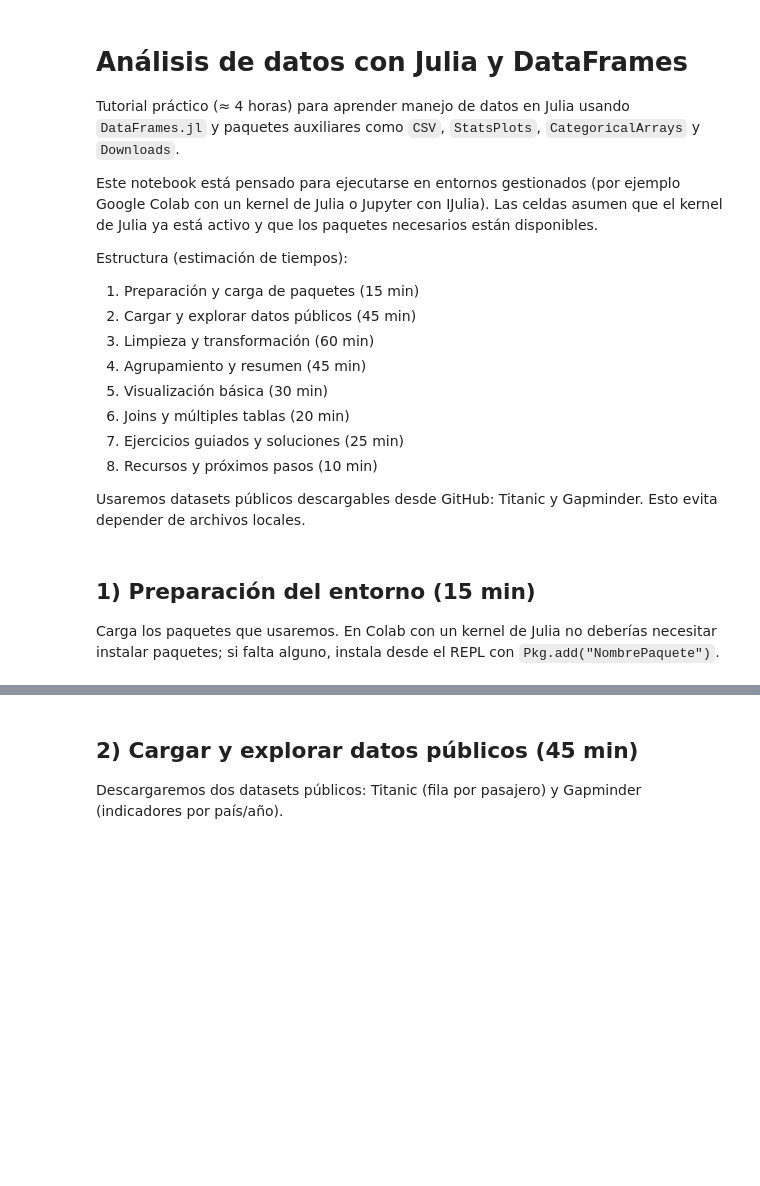
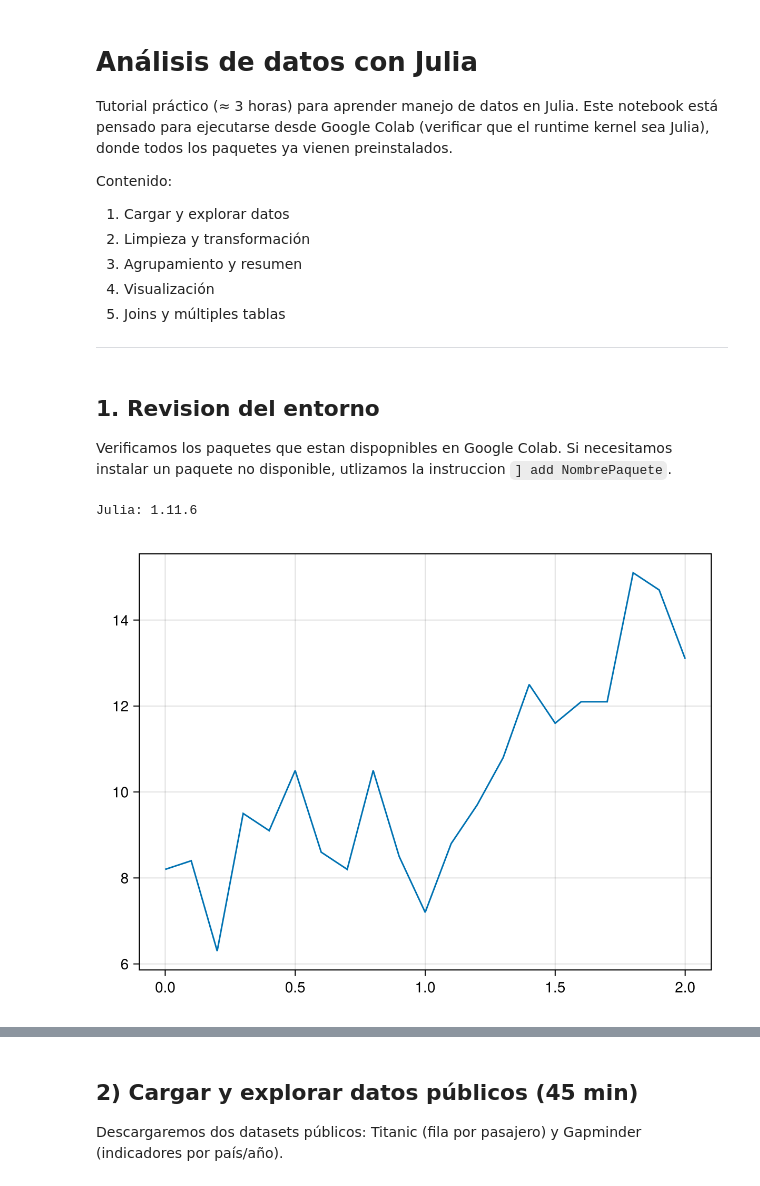
Before and after one commit to geoskydev/intro-julia-2025, a Jupyter notebook: notebooks/02_analisis_datos.ipynb, the cells around one changed output, grey strips where cells are left out. Saved outputs shown, nothing was run; the diff lists cells and outputs as text; code cells hidden in the pictures; blank space fills up the shorter version.

Commit message:
testing pkg env on colab

```diff
--- a/notebooks/02_analisis_datos.ipynb
+++ b/notebooks/02_analisis_datos.ipynb
@@ -1,22 +1,22 @@
 # %% [markdown]
-# Análisis de datos con Julia y DataFrames
+# Análisis de datos con Julia
 
-Tutorial práctico (≈ 4 horas) para aprender manejo de datos en Julia usando `DataFrames.jl` y paquetes auxiliares como `CSV`, `StatsPlots`, `CategoricalArrays` y `Downloads`.
+Tutorial práctico (≈ 3 horas) para aprender manejo de datos en Julia. Este notebook está pensado para ejecutarse desde Google Colab (verificar que el runtime kernel sea Julia), donde todos los paquetes ya vienen preinstalados.
 
-Este notebook está pensado para ejecutarse en entornos gestionados (por ejemplo Google Colab con un kernel de Julia o Jupyter con IJulia). Las celdas asumen que el kernel de Julia ya está activo y que los paquetes necesarios están disponibles.
+Contenido:
+1. Cargar y explorar datos
+2. Limpieza y transformación
+3. Agrupamiento y resumen
+4. Visualización
+5. Joins y múltiples tablas
 
-Estructura (estimación de tiempos):
-1. Preparación y carga de paquetes (15 min)
-2. Cargar y explorar datos públicos (45 min)
-3. Limpieza y transformación (60 min)
-4. Agrupamiento y resumen (45 min)
-5. Visualización básica (30 min)
-6. Joins y múltiples tablas (20 min)
-7. Ejercicios guiados y soluciones (25 min)
-8. Recursos y próximos pasos (10 min)
-
-Usaremos datasets públicos descargables desde GitHub: Titanic y Gapminder. Esto evita depender de archivos locales.
+---
 # %% [markdown]
-## 1) Preparación del entorno (15 min)
+## 1. Revision del entorno
 
-Carga los paquetes que usaremos. En Colab con un kernel de Julia no deberías necesitar instalar paquetes; si falta alguno, instala desde el REPL con `Pkg.add("NombrePaquete")`.
+Verificamos los paquetes que estan dispopnibles en Google Colab. Si necesitamos instalar un paquete no disponible, utlizamos la instruccion `] add NombrePaquete`.
+# %%
+# Verificar la version de Julia
+println("Julia: ", VERSION)
+# %% [output]
+Julia: 1.11.6
@@ -22,0 +32,7 @@ Carga los paquetes que usaremos. En Colab con un kernel de Julia no deberías ne
+# %%
+seconds = 0:0.1:2
+measurements = [8.2, 8.4, 6.3, 9.5, 9.1, 10.5, 8.6, 8.2, 10.5, 8.5, 7.2,
+        8.8, 9.7, 10.8, 12.5, 11.6, 12.1, 12.1, 15.1, 14.7, 13.1]
+lines(seconds, measurements)
+# %% [output]
+[figure, added]
```
Also changed, not shown: parts of 3 cells of this notebook.
